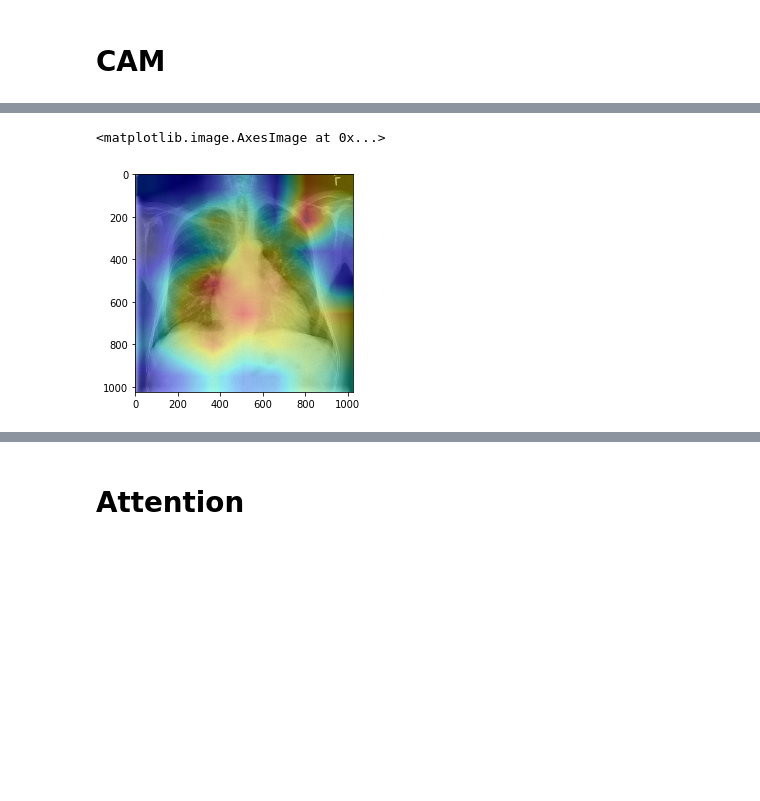
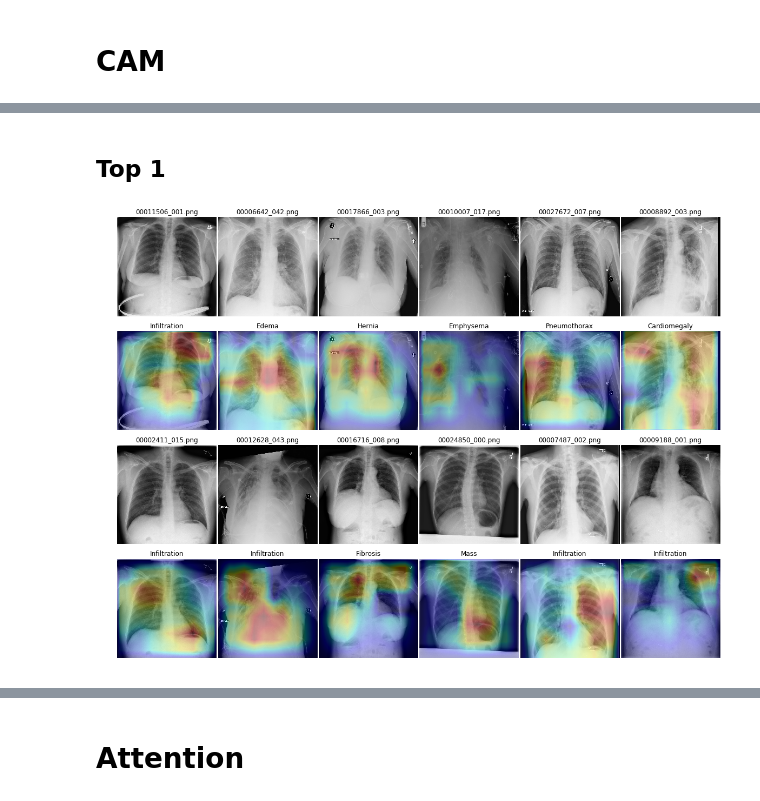
Before and after one commit to dattran2346/chestX-ray-14, a Jupyter notebook: src/Heatmap.ipynb, the cells around one changed output, grey strips where cells are left out. Cells and saved outputs as stored; diff of their text form; code cells hidden in the pictures; blank space fills up the shorter version.

```diff
--- a/src/Heatmap.ipynb
+++ b/src/Heatmap.ipynb
@@ -54,0 +72,3 @@ tfm = transforms.Compose([
+# %%
+image_names = random.sample(all_names, 12)
+image_names
@@ -55,14 +88,48 @@ tfm = transforms.Compose([
 # %%
+images = []
 imgs = []
-for i in range(10):
-    image = Image.open(image_file).convert('RGB')
-    imgs.append(tfm(image))
+bbs = []
+for i in range(12):
+    image = Image.open(PATH/IMAGE_DN/image_names[i]).convert('RGB')
+    images.append(image)
+    coords = d[image_names[i]].split(' ')
+    bb = list(map(lambda x: int(x), coords))
+    bbs.append(bb)
+    img = image.crop(bb)
+    imgs.append(tfm(img))
+
+image.crop()
 imgs = torch.stack(imgs)
 heatmaps, diseases = g.generate(imgs)
-heatmap = to_np(heatmaps[0])
-# %%
-plt.imshow(image)
-plt.imshow(cv2.resize(heatmap, image.size), alpha=0.4, cmap='jet')
-# %% [output]
-<matplotlib.image.AxesImage at 0x...>
-[figure, removed]
+# %% [markdown]
+## Top 1
+# %%
+figs, axes = plt.subplots(4, 6, figsize=(20, 15))
+axes = list(axes.flat)
+for i in range(12):
+# for i, ax in enumerate(axes.flat):
+    image_id = i + (i>=6)*6
+    cam_id = image_id + 6
+
+    ax = axes[image_id]
+    ax.imshow(images[i])
+    ax.set_title(image_names[i]) # f'{}\n{}
+    ax.set_axis_off()
+
+    l, t, r, b = bbs[i]
+    w, h = r-l, b-t
+    heatmap = to_np(heatmaps[i])
+    heatmap = cv2.resize(heatmap, (w, h))
+    p_l, p_t = l, t
+    p_r, p_b = 1024-r, 1024-b
+    heatmap = np.pad(heatmap, ((p_t, p_b), (p_l, p_r)), mode='linear_ramp', end_values=0)
+
+    ax = axes[cam_id]
+    ax.set_title(diseases[i])
+    ax.imshow(images[i])
+    ax.imshow(heatmap, alpha=0.3, cmap='jet')
+    ax.set_axis_off()
+plt.subplots_adjust(wspace=0.01, hspace=0.15)
+plt.savefig('cam_top_1.png')
+# %% [output]
+[figure, added]
```
Also changed, not shown: parts of 5 cells of this notebook, 14 other files.
